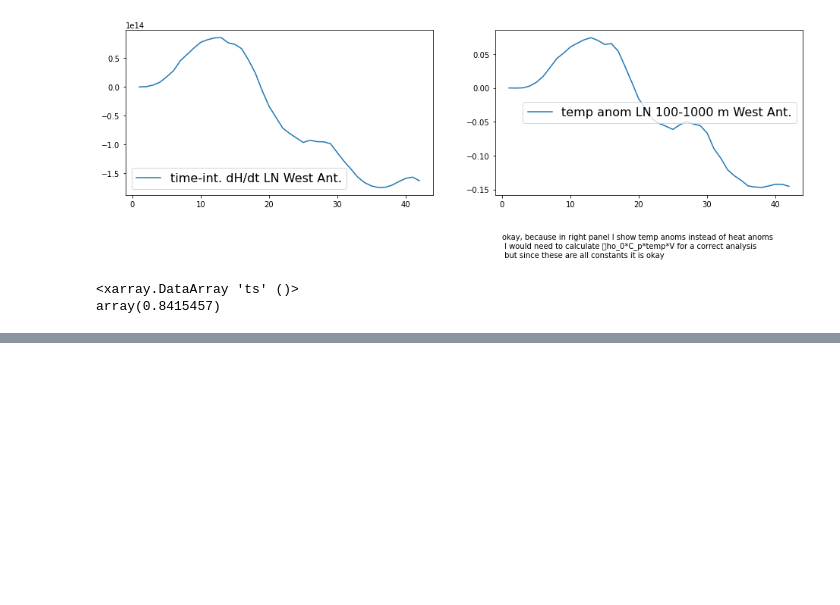
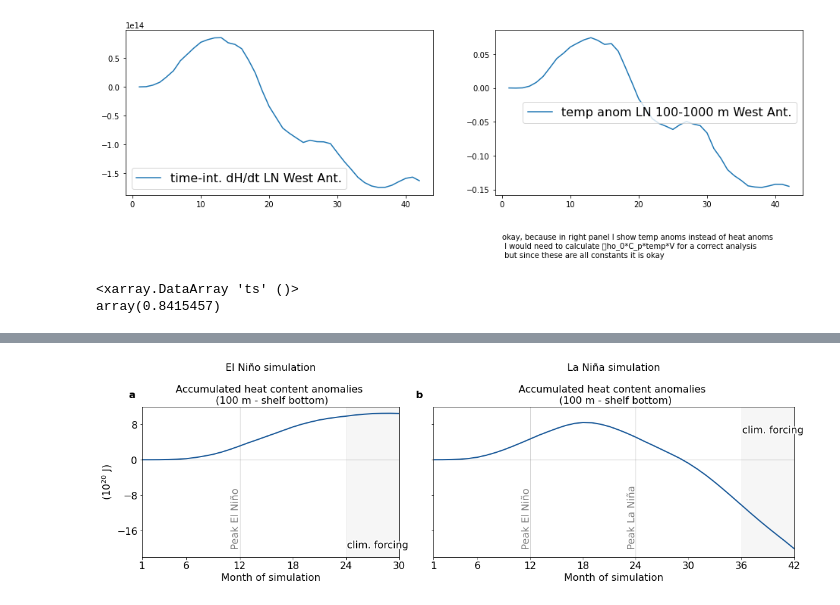
Before and after one commit to mauricehuguenin/ENSO-Antarctica_scripts, a Jupyter notebook: time_series_N34_and_simulated_N34_along_with_temps.ipynb, the cells around one changed output, grey strips where cells are left out. Saved outputs shown, nothing was run; the diff lists cells and outputs as text; code cells hidden in the pictures; blank space fills up the shorter version.

```diff
--- a/time_series_N34_and_simulated_N34_along_with_temps.ipynb
+++ b/time_series_N34_and_simulated_N34_along_with_temps.ipynb
@@ -1598,0 +1617,95 @@ array(0.8415457)
+# %%
+%%time
+filename= 'Accumulated_temperature_anomalies_EN_and_LN_events_'
+stand = 0
+time_EN = np.linspace(1,len(N34_EN01_anom),len(N34_EN01_anom)) # time axis of ENFull
+time_LN = np.linspace(1,len(N34_LN01_anom),len(N34_LN01_anom)) # time axis of LNFull
+# ------------------------------------------------------------------- #
+# initialise figure
+fig = plt.figure(figsize=(16,16),tight_layout=True,facecolor='w',edgecolor='k')
+gs = gridspec.GridSpec(4,2, width_ratios=[30,42], height_ratios=[1,1,1.5,2])
+event = ['El Niño', 'La Niña']
+
+if heat == 'on':
+    print('plotting heat content anomalies in panel (a) and panel (b)')
+    panel_titel = 'Accumulated heat content anomalies \n (100 m - shelf bottom)'
+    ts_EN = OHC_ts_EN.cumsum('time') / 1e20
+    ts_LN = OHC_ts_LN.cumsum('time') / 1e20
+    ylimite = [-22,12]; ybeschriftung = '(10$^{20}$ J)'; dateiname = 'heat'
+
+if heat == 'off':
+    print('plotting temperature anomalies in panel (a) and panel (b)')
+    panel_titel = 'Accumulated mean shelf temperatures \n (100 m - shelf bottom)'
+    ts_EN = anom_EN_WA_1001000.cumsum('time')
+    ts_LN = anom_LN_WA_1001000.cumsum('time')
+    ylimite = [-.15, .08];  ybeschriftung = '(°C)'; dateiname = 'temperature'
+
+for f in [2,3]:
+    # simulated temperature or heat content anomalies
+    # ------------------------------------------------------------------- #
+
+
+    if f == 2:
+        ax1 = plt.subplot(gs[2,0]); plt.axvline(12, c = 'grey', linewidth=.5)
+        plt.axhline(0, c = 'grey', linewidth=.5); title_str = 'El Niño simulation\n\n' + panel_titel
+        # plt.plot(time_EN, anom_EN_AS, linewidth=2, color=rotblau[5])
+        # plt.plot(time_EN, anom_EN_BS, linewidth=2, color=rotblau[15])
+
+        plt.plot(time_EN, ts_EN, linewidth=2, color=rotblau[18]) # either heat content or temperature anomalies here
+
+    if f == 3:
+        ax1 = plt.subplot(gs[2,1]); plt.axvline(24, c = 'grey', linewidth=.5); plt.axvline(12, c = 'grey', linewidth=.5)
+        plt.axhline(0, c = 'grey', linewidth=.5); title_str = 'La Niña simulation\n\n' + panel_titel
+        # plt.plot(time_LN, anom_LN_AS, linewidth=2, color=rotblau[5], label = 'Amundsen Sea')
+        # plt.plot(time_LN, anom_LN_BS, linewidth=2, color=rotblau[15], label = 'Bellingshausen Sea')
+
+        plt.plot(time_LN, ts_LN, linewidth=2, color=rotblau[18])
+
+
+    # specifics for only certain subplots
+    if f in [2]: # specifics for El Niño panels on the left
+        plt.xlim([ 1, 30]); ax1.set_xticks([1, 6, 12, 18, 24, 30]) # adjust limit, custom x-ticks
+    if f in [3]: # specifics for La Niña panels on the right
+        plt.xlim([1, 42]); ax1.set_xticks([1,6,12,18, 24, 30, 36, 42]); ax1.set_yticklabels([]); # ax1.set_xticks([18, 24, 30, 36]);
+
+    if f in [2]: plt.ylabel(ybeschriftung, fontsize=16) # y-axis label
+    # set axis limits
+    if f in [2,3]: plt.ylim([ylimite[0], ylimite[1]]); ax1.yaxis.set_major_locator(plt.MaxNLocator(5)) # five y ticks
+
+
+
+    if f in [2,6]: ax1.axvspan(24, 30, color=[.83, .83, .83], alpha=.2) # shade period where I applied climatological, RYF, forcing
+    if f in [3,7]: ax1.axvspan(36, 42, color=[.83, .83, .83], alpha=.2) # shade period where I applied climatological, RYF, forcing
+
+
+    if f in [2]:
+        ax1.text(24.1, -20, 'clim. forcing', fontsize=16, ha='left').set_path_effects([PathEffects.withStroke(linewidth=4, foreground='w')])
+        # ax1.annotate('', xy=(27, -2.6), xytext=(24.1, -2.6),xycoords='data', size=20,arrowprops=dict(facecolor='grey', ec = 'none',arrowstyle="fancy"))
+        ax1.text(11.5, -20, 'Peak El Niño', fontsize=16, ha='center', rotation=90, c='grey').set_path_effects([PathEffects.withStroke(linewidth=4, foreground='w')])
+    if f in [3]:
+        ax1.text(36.1,   6, 'clim. forcing', fontsize=16, ha='left').set_path_effects([PathEffects.withStroke(linewidth=4, foreground='w')])
+        ax1.text(11.5, -20, 'Peak El Niño', fontsize=16, ha='center', rotation=90, c='grey').set_path_effects([PathEffects.withStroke(linewidth=4, foreground='w')])
+        ax1.text(23.5, -20, 'Peak La Niña', fontsize=16, ha='center', rotation=90, c='grey').set_path_effects([PathEffects.withStroke(linewidth=4, foreground='w')])
+
+
+    if f in [2,3]:
+        ax1.set_xlabel('Month of simulation', color='k', fontsize=16) # x-axis label
+
+
+    # specifics for all subplots
+    plt.title(title_str, fontsize=16)
+    plt.xticks(fontsize=16); plt.yticks(fontsize=16)
+    if f in [2,3]:
+        ax1.text(-.05, 1.06, string.ascii_lowercase[f-2], transform=ax1.transAxes, size=16, weight='bold') # bold letter a at the top
+
+# fig.legend(ncol=2, fontsize=16, bbox_to_anchor=(.5, -.25), loc='lower center')
+# --- saving as 300 dpi .PNG image in specified folder --------------- #
+plt.savefig(save + filename+dateiname, dpi=300, facecolor='w', #
+            edgecolor='w', orientation='landscape', papertype=None,    #
+            format=None, transparent=False, bbox_inches='tight',       #
+            pad_inches=0.1, metadata=None)                             #
+# --- end of script -------------------------------------------------- #
+# Wall time: 2.14 s
+
+# Looks good! Nice! 20230403_1027AEST
+# %% [output]
@@ -1598,0 +1715 @@ array(0.8415457)
+[figure, added]
```
Also changed, not shown: parts of 28 cells of this notebook.
